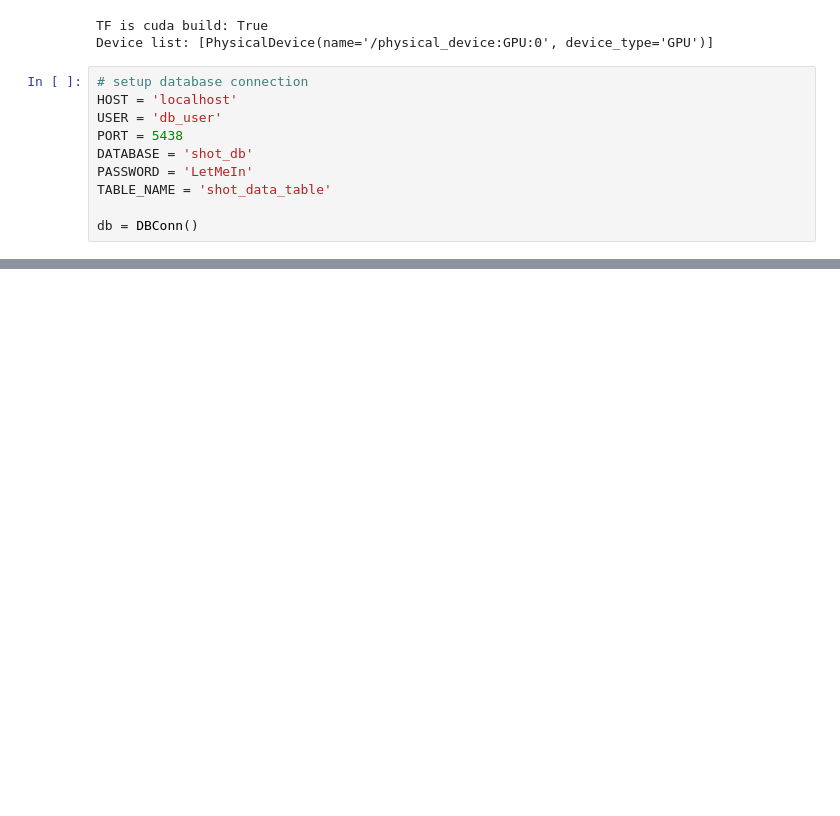
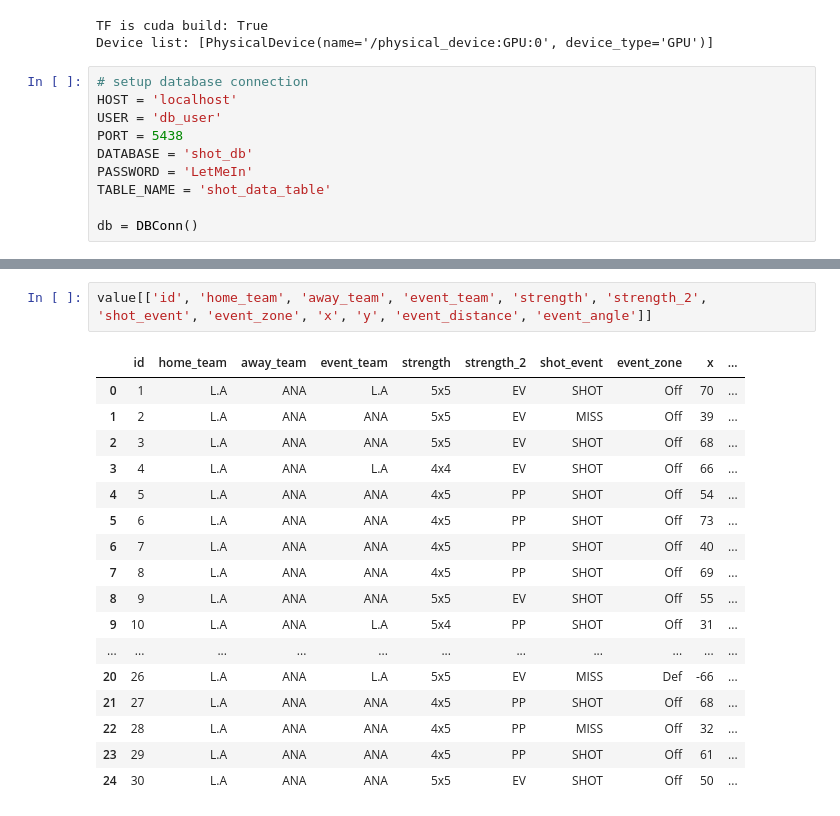
Before and after one commit to seankim658/NHL-xG-Modeling, a Jupyter notebook: src/initial_exploration.ipynb, the cells around one changed output, grey strips where cells are left out. Saved outputs shown, nothing was run; the diff lists cells and outputs as text; blank space fills up the shorter version.

```diff
--- a/src/initial_exploration.ipynb
+++ b/src/initial_exploration.ipynb
@@ -31,0 +65,20 @@ None
+# %%
+value[['id', 'home_team', 'away_team', 'event_team', 'strength', 'strength_2', 'shot_event', 'event_zone', 'x', 'y', 'event_distance', 'event_angle']]
+# %% [output]
+|  | id | home_team | away_team | event_team | strength | strength_2 | shot_event | event_zone | x | ... |
+| 0 | 1 | L.A | ANA | L.A | 5x5 | EV | SHOT | Off | 70 | ... |
+| 1 | 2 | L.A | ANA | ANA | 5x5 | EV | MISS | Off | 39 | ... |
+| 2 | 3 | L.A | ANA | ANA | 5x5 | EV | SHOT | Off | 68 | ... |
+| 3 | 4 | L.A | ANA | L.A | 4x4 | EV | SHOT | Off | 66 | ... |
+| 4 | 5 | L.A | ANA | ANA | 4x5 | PP | SHOT | Off | 54 | ... |
+| 5 | 6 | L.A | ANA | ANA | 4x5 | PP | SHOT | Off | 73 | ... |
+| 6 | 7 | L.A | ANA | ANA | 4x5 | PP | SHOT | Off | 40 | ... |
+| 7 | 8 | L.A | ANA | ANA | 4x5 | PP | SHOT | Off | 69 | ... |
+| 8 | 9 | L.A | ANA | ANA | 5x5 | EV | SHOT | Off | 55 | ... |
+| 9 | 10 | L.A | ANA | L.A | 5x4 | PP | SHOT | Off | 31 | ... |
+| ... | ... | ... | ... | ... | ... | ... | ... | ... | ... | ... |
+| 20 | 26 | L.A | ANA | L.A | 5x5 | EV | MISS | Def | -66 | ... |
+| 21 | 27 | L.A | ANA | ANA | 4x5 | PP | SHOT | Off | 68 | ... |
+| 22 | 28 | L.A | ANA | ANA | 4x5 | PP | MISS | Off | 32 | ... |
+| 23 | 29 | L.A | ANA | ANA | 4x5 | PP | SHOT | Off | 61 | ... |
+| 24 | 30 | L.A | ANA | ANA | 5x5 | EV | SHOT | Off | 50 | ... |
```
Also changed, not shown: parts of 4 cells of this notebook.
